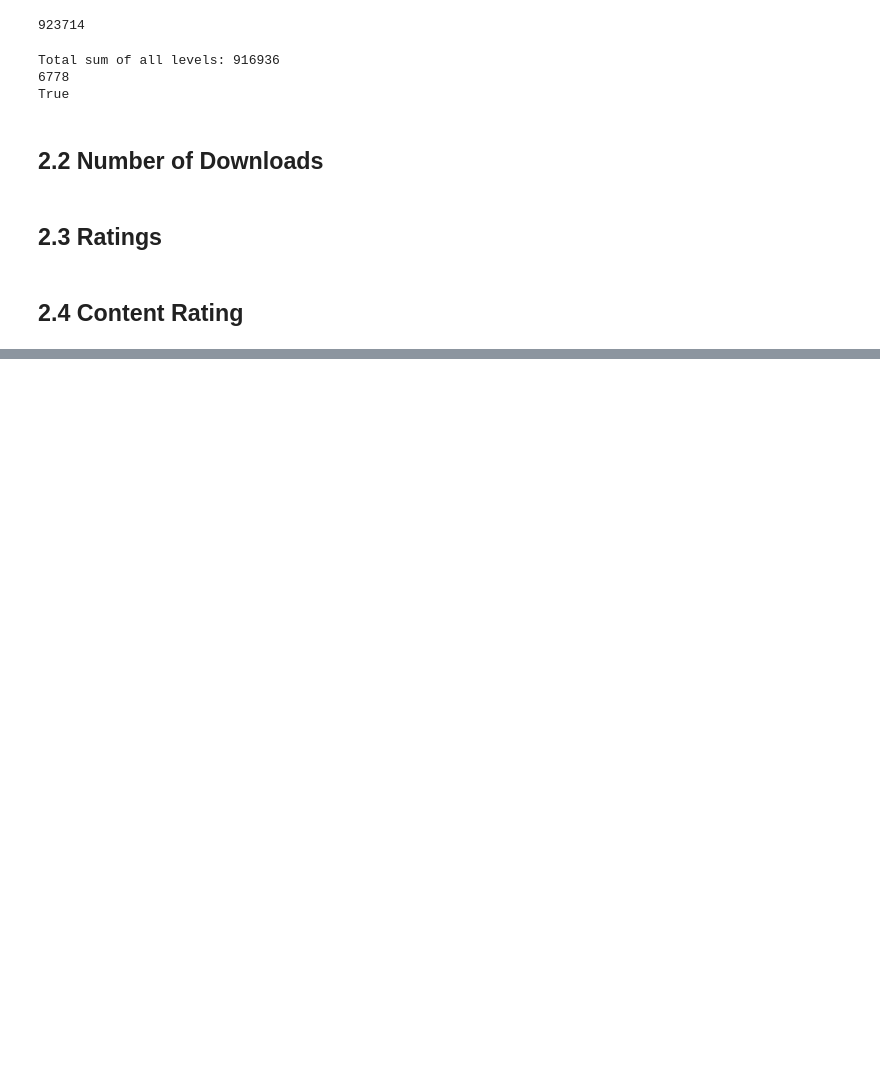
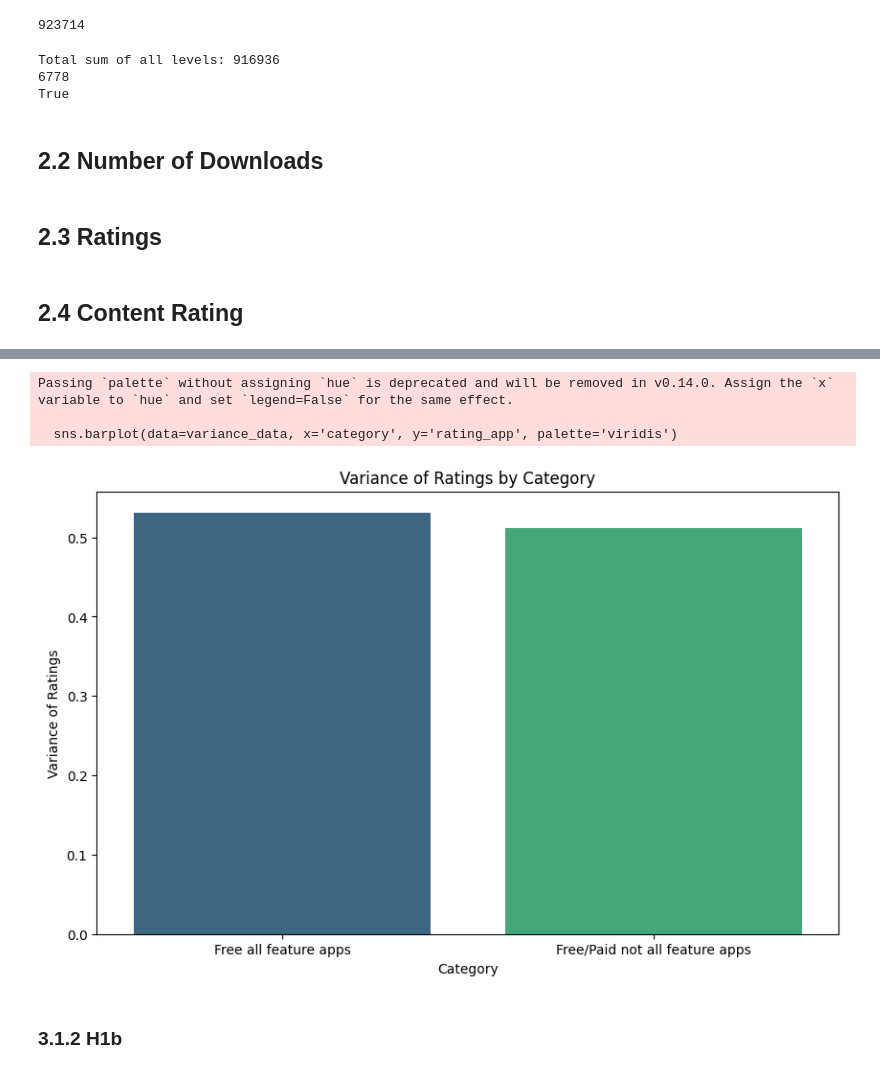
Before and after one commit to kevinmout/SBM, a Jupyter notebook: EDA.ipynb, the cells around one changed output, grey strips where cells are left out. Saved outputs shown, nothing was run; the diff lists cells and outputs as text; code cells hidden in the pictures; blank space fills up the shorter version.

```diff
--- a/EDA.ipynb
+++ b/EDA.ipynb
@@ -636,0 +734,15 @@ plt.show()
+# %%
+plt.figure(figsize=(10, 6))
+variance_data = df_h1a.groupby('category')['rating_app'].var().reset_index()
+sns.barplot(data=variance_data, x='category', y='rating_app', palette='viridis')
+plt.title('Variance of Ratings by Category')
+plt.xlabel('Category')
+plt.ylabel('Variance of Ratings')
+plt.show()
+# %% [output]
+Passing `palette` without assigning `hue` is deprecated and will be removed in v0.14.0. Assign the `x` variable to `hue` and set `legend=False` for the same effect.
+
+  sns.barplot(data=variance_data, x='category', y='rating_app', palette='viridis')
+[figure, added]
+# %% [markdown]
+### 3.1.2 H1b
```
Also changed, not shown: parts of 190 cells of this notebook, 1 other file.
